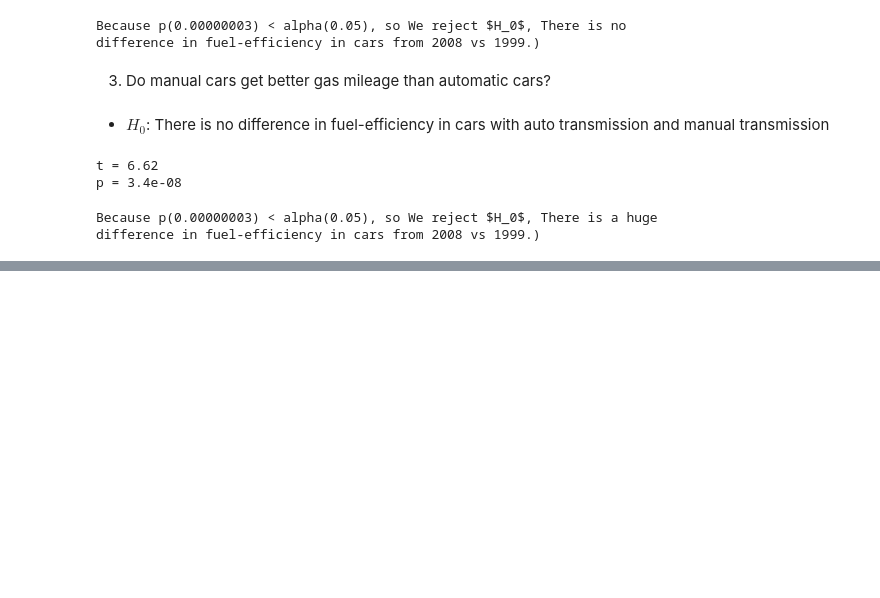
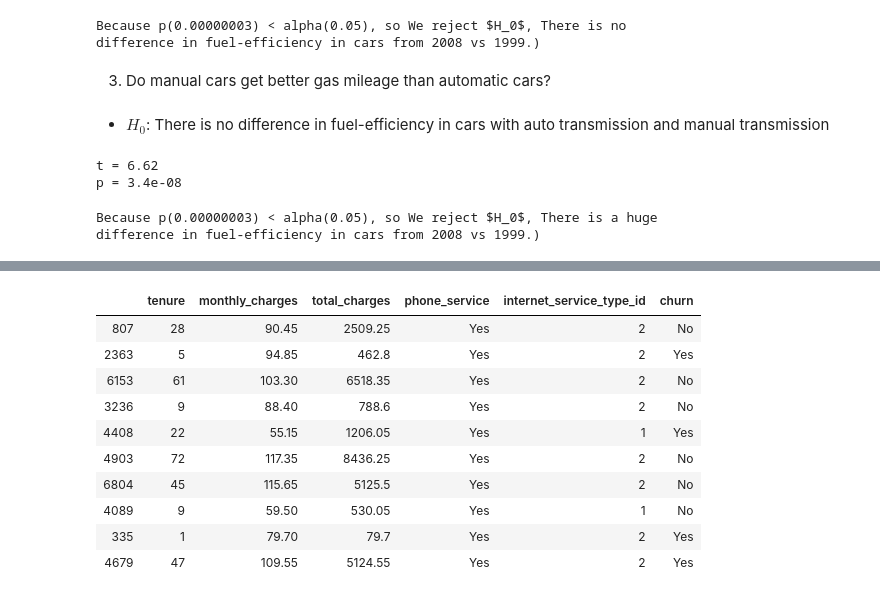
Before and after one commit to allenjiang666/statistics-exercises, a Jupyter notebook: hypothesis_testing.ipynb, the cells around one changed output, grey strips where cells are left out. Saved outputs shown, nothing was run; the diff lists cells and outputs as text; code cells hidden in the pictures; blank space fills up the shorter version.

```diff
--- a/hypothesis_testing.ipynb
+++ b/hypothesis_testing.ipynb
@@ -315,0 +321,23 @@ difference in fuel-efficiency in cars from 2008 vs 1999.)
+# %%
+def get_db_url(db_name):
+    from env import host, user, password
+    url = f'mysql+pymysql://{user}:{password}@{host}/{db_name}'
+    return url
+query = ('''
+    SELECT  tenure, monthly_charges, total_charges, phone_service, internet_service_type_id, churn
+    FROM customers
+    ''')
+telco_churn = pd.read_sql(query, get_db_url("telco_churn"))
+telco_churn.sample(10)
+# %% [output]
+|  | tenure | monthly_charges | total_charges | phone_service | internet_service_type_id | churn |
+| 807 | 28 | 90.45 | 2509.25 | Yes | 2 | No |
+| 2363 | 5 | 94.85 | 462.8 | Yes | 2 | Yes |
+| 6153 | 61 | 103.30 | 6518.35 | Yes | 2 | No |
+| 3236 | 9 | 88.40 | 788.6 | Yes | 2 | No |
+| 4408 | 22 | 55.15 | 1206.05 | Yes | 1 | Yes |
+| 4903 | 72 | 117.35 | 8436.25 | Yes | 2 | No |
+| 6804 | 45 | 115.65 | 5125.5 | Yes | 2 | No |
+| 4089 | 9 | 59.50 | 530.05 | Yes | 1 | No |
+| 335 | 1 | 79.70 | 79.7 | Yes | 2 | Yes |
+| 4679 | 47 | 109.55 | 5124.55 | Yes | 2 | Yes |
```
Also changed, not shown: parts of 24 cells of this notebook, 1 other file.
